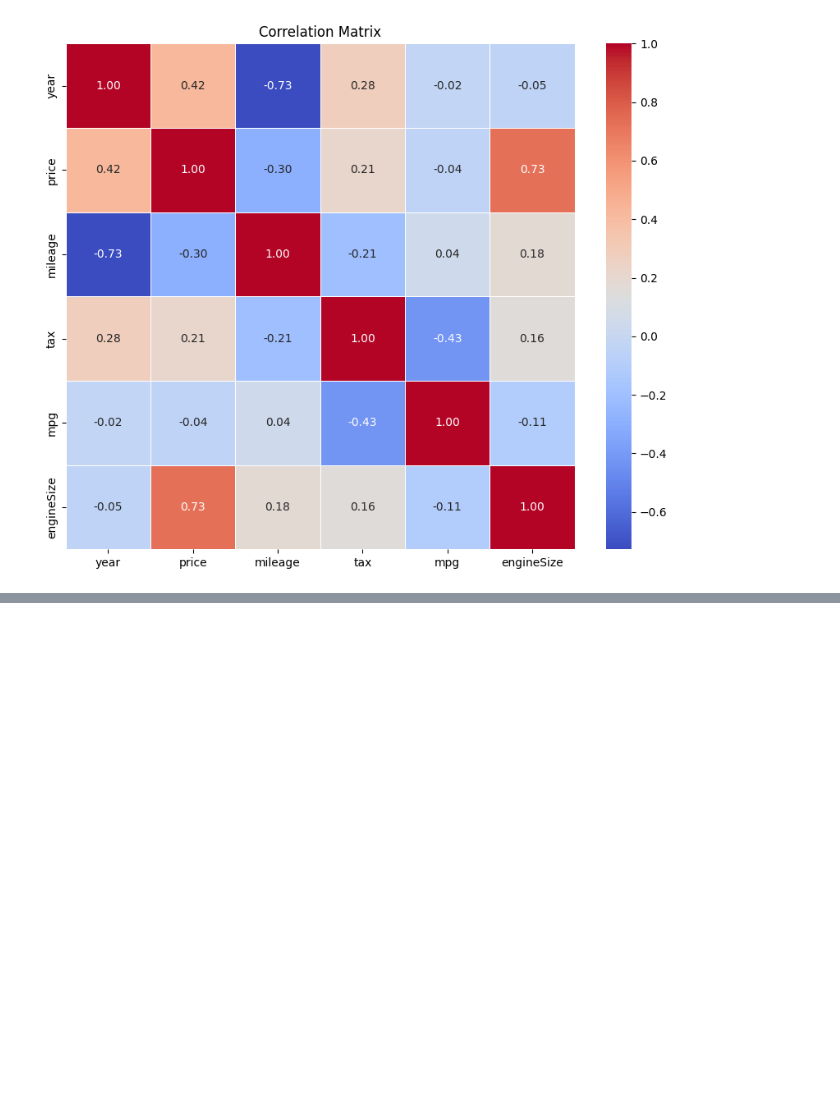
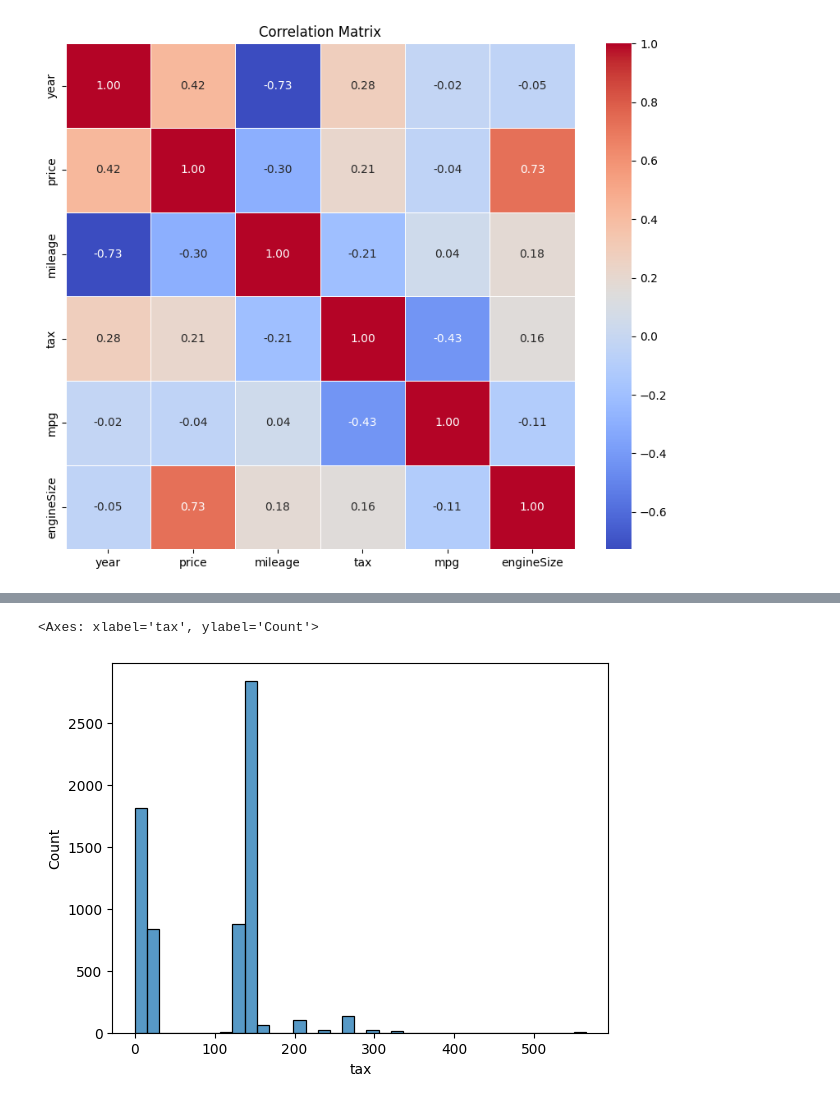
Before and after one commit to zakzakzak/kaggle, a Jupyter notebook: prediction-car-price.ipynb, the cells around one changed output, grey strips where cells are left out. Cells and saved outputs as stored; diff of their text form; code cells hidden in the pictures; blank space fills up the shorter version.

```diff
--- a/prediction-car-price.ipynb
+++ b/prediction-car-price.ipynb
@@ -153,0 +162,5 @@ sns.histplot(df['year'], kde=False)
+# %%
+sns.histplot(df['tax'])
+# %% [output]
+<Axes: xlabel='tax', ylabel='Count'>
+[figure, added]
```
Also changed, not shown: parts of 4 cells of this notebook.
